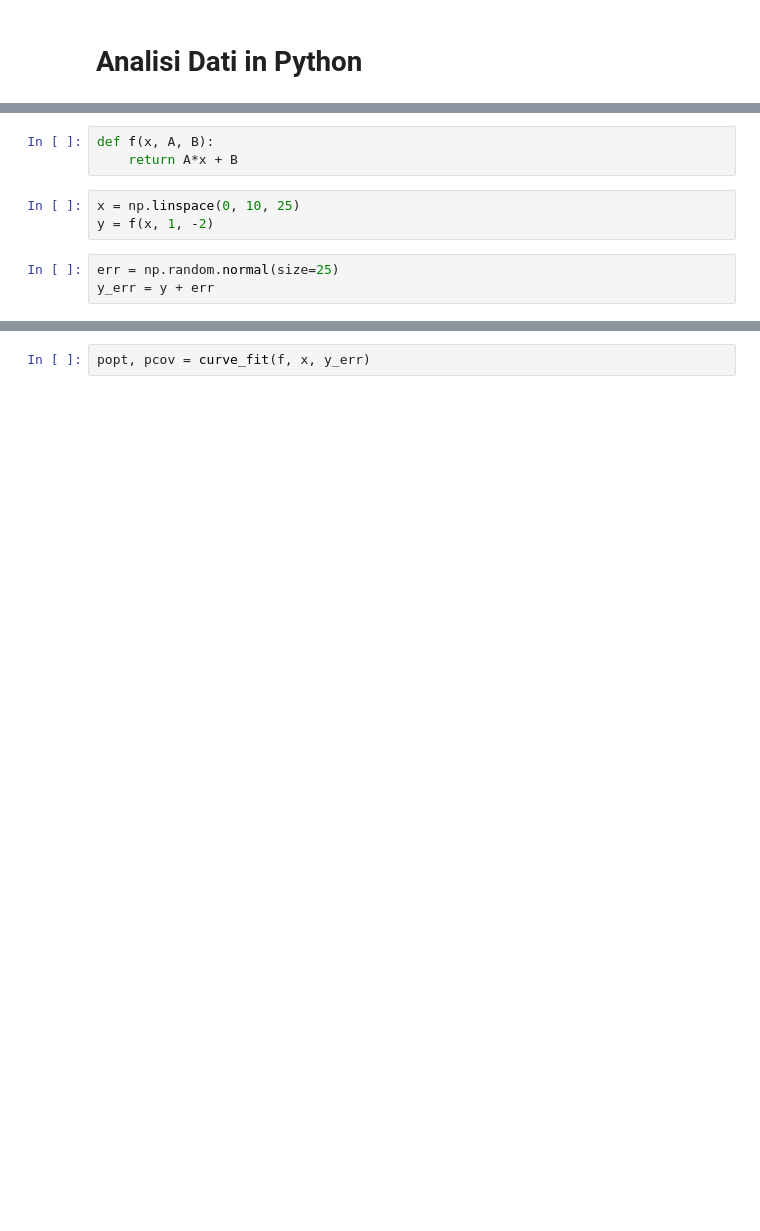
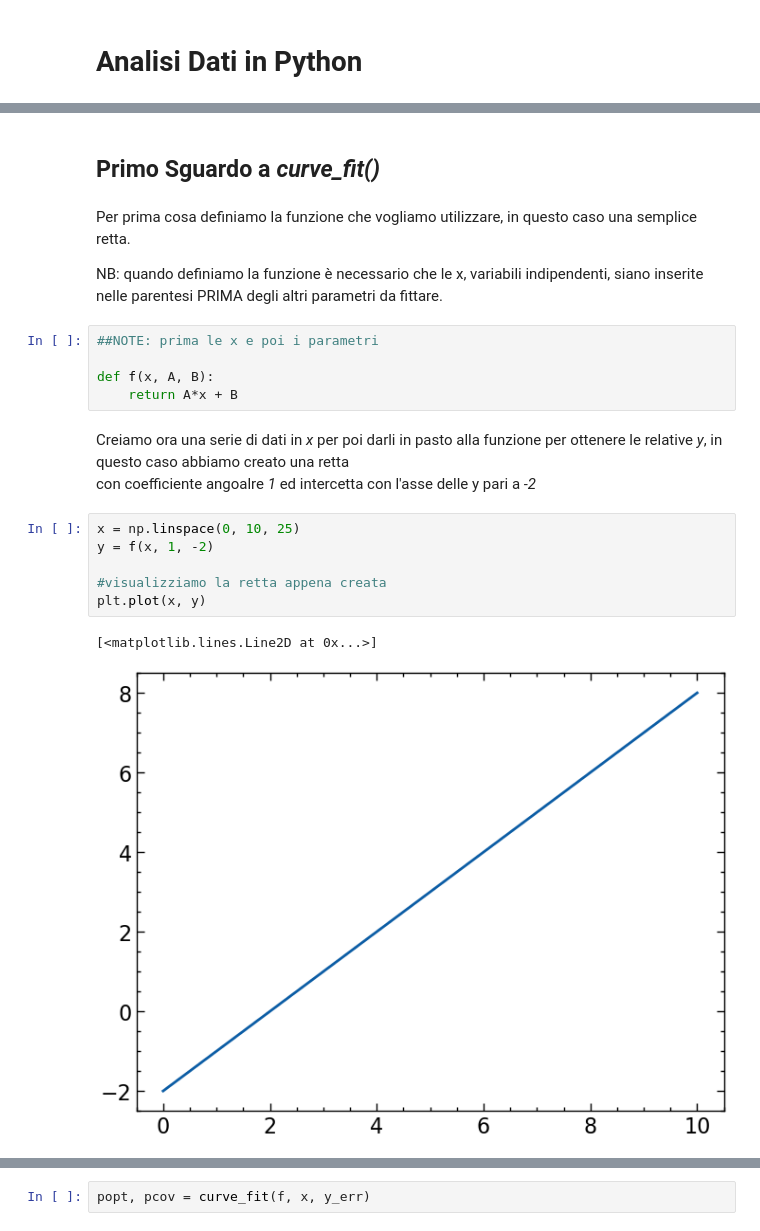
Before and after one commit to AlessandroSerra/FFC_2024, a Jupyter notebook: Lezione_30-04/Analisi.ipynb, the cells around one changed output, grey strips where cells are left out. Saved outputs shown, nothing was run; the diff lists cells and outputs as text; blank space fills up the shorter version.

```diff
--- a/Lezione_30-04/Analisi.ipynb
+++ b/Lezione_30-04/Analisi.ipynb
@@ -22,9 +22,23 @@ ModuleNotFoundError: No module named 'scienceplots'
+# %% [markdown]
+## Primo Sguardo a *curve_fit()*
+# %% [markdown]
+Per prima cosa definiamo la funzione che vogliamo utilizzare, in questo caso una semplice retta.
+
+NB: quando definiamo la funzione è necessario che le x, variabili indipendenti, siano inserite nelle parentesi PRIMA degli altri parametri da fittare.
 # %%
+##NOTE: prima le x e poi i parametri
+
 def f(x, A, B):
     return A*x + B
+# %% [markdown]
+Creiamo ora una serie di dati in *x* per poi darli in pasto alla funzione per ottenere le relative *y*, in questo caso abbiamo creato una retta
+con coefficiente angoalre *1* ed intercetta con l'asse delle y pari a *-2*
 # %%
 x = np.linspace(0, 10, 25)
 y = f(x, 1, -2)
+
+#visualizziamo la retta appena creata
+plt.plot(x, y)
+# %% [output]
+[<matplotlib.lines.Line2D at 0x...>]
+[figure, added]
-# %%
-err = np.random.normal(size=25)
-y_err = y + err
```
Also changed, not shown: parts of 32 cells of this notebook.
